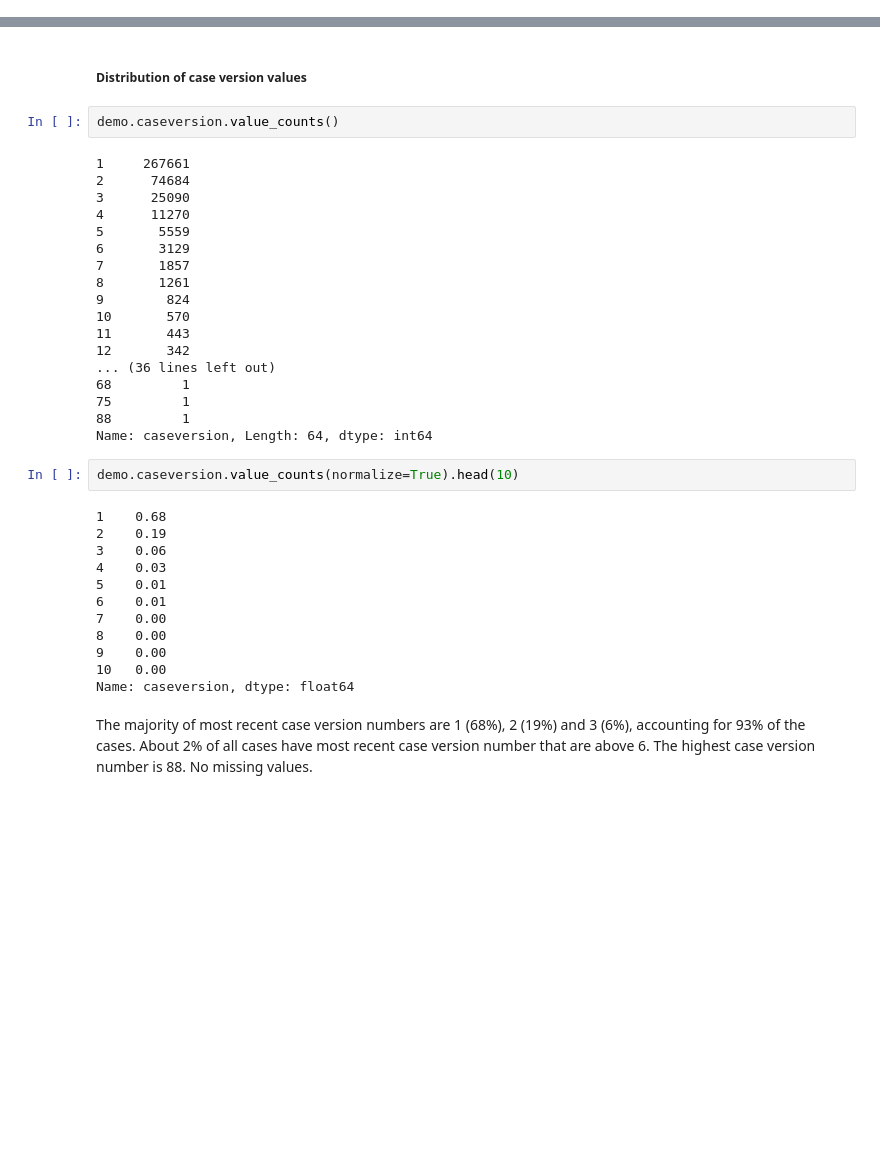
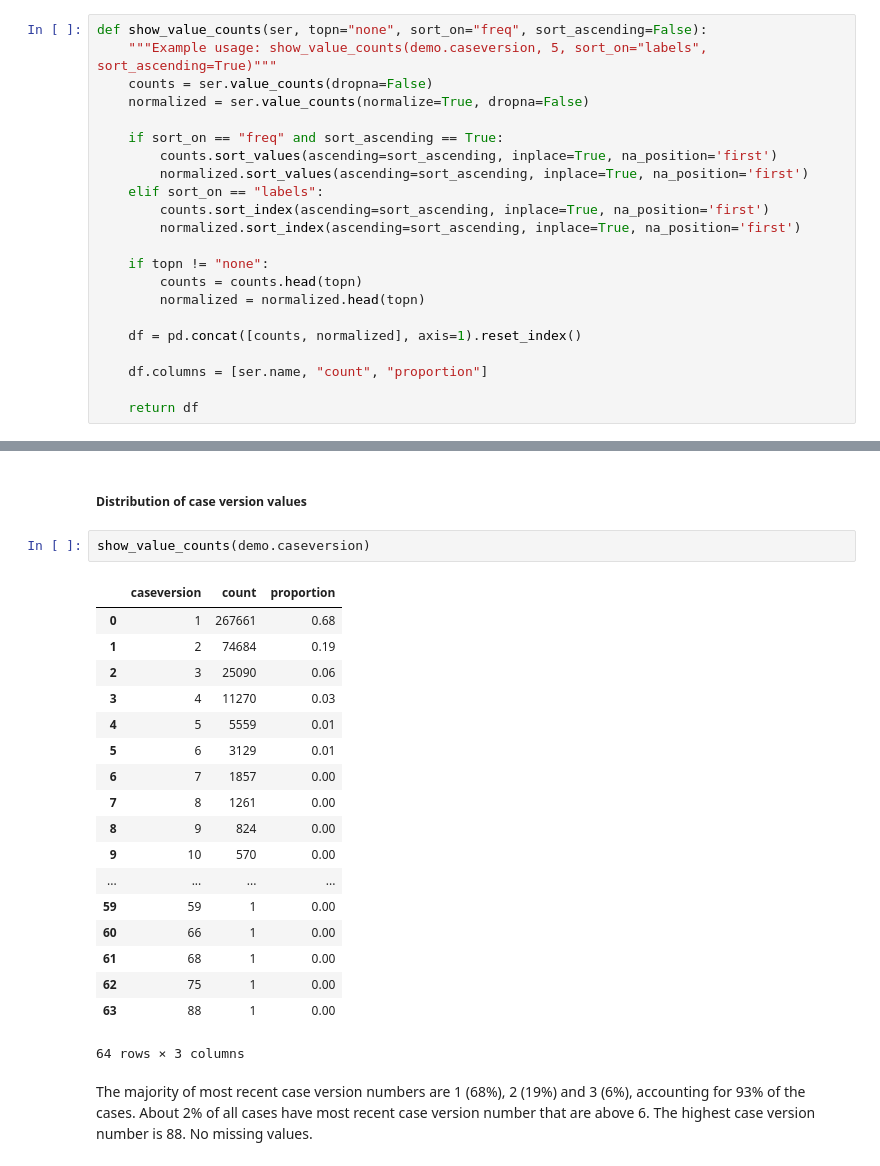
Before and after one commit to 33eyes/FAERS_graph, a Jupyter notebook: data_quality_analysis.ipynb, the cells around one changed output, grey strips where cells are left out. Drawn from its saved outputs; the diff is of its cells as text; blank space fills up the shorter version.

```diff
--- a/data_quality_analysis.ipynb
+++ b/data_quality_analysis.ipynb
@@ -55,0 +58,22 @@ pd.options.display.float_format = '{:.2f}'.format
+# %%
+def show_value_counts(ser, topn="none", sort_on="freq", sort_ascending=False):
+    """Example usage: show_value_counts(demo.caseversion, 5, sort_on="labels", sort_ascending=True)"""
+    counts = ser.value_counts(dropna=False)
+    normalized = ser.value_counts(normalize=True, dropna=False)
+
+    if sort_on == "freq" and sort_ascending == True:
+        counts.sort_values(ascending=sort_ascending, inplace=True, na_position='first')
+        normalized.sort_values(ascending=sort_ascending, inplace=True, na_position='first')
+    elif sort_on == "labels":
+        counts.sort_index(ascending=sort_ascending, inplace=True, na_position='first')
+        normalized.sort_index(ascending=sort_ascending, inplace=True, na_position='first')
+
+    if topn != "none":
+        counts = counts.head(topn)
+        normalized = normalized.head(topn)
+
+    df = pd.concat([counts, normalized], axis=1).reset_index()
+
+    df.columns = [ser.name, "count", "proportion"]
+
+    return df
@@ -353,40 +385,27 @@ demo[["primaryid", "caseid", "caseversion"]].head()
 | 4 | 100065479 | 10006547 | 9 |
 # %% [markdown]
 ##### Distribution of case version values
-# %%
-demo.caseversion.value_counts()
-# %% [output]
-1     267661
-2      74684
-3      25090
-4      11270
-5       5559
-6       3129
-7       1857
-8       1261
-9        824
-10       570
-11       443
-12       342
-... (36 lines left out)
-68         1
-75         1
-88         1
-Name: caseversion, Length: 64, dtype: int64
-# %%
-demo.caseversion.value_counts(normalize=True).head(10)
-# %% [output]
-1    0.68
-2    0.19
-3    0.06
-4    0.03
-5    0.01
-6    0.01
-7    0.00
-8    0.00
-9    0.00
-10   0.00
-Name: caseversion, dtype: float64
+# %%
+show_value_counts(demo.caseversion)
+# %% [output]
+|  | caseversion | count | proportion |
+| 0 | 1 | 267661 | 0.68 |
+| 1 | 2 | 74684 | 0.19 |
+| 2 | 3 | 25090 | 0.06 |
+| 3 | 4 | 11270 | 0.03 |
+| 4 | 5 | 5559 | 0.01 |
+| 5 | 6 | 3129 | 0.01 |
+| 6 | 7 | 1857 | 0.00 |
+| 7 | 8 | 1261 | 0.00 |
+| 8 | 9 | 824 | 0.00 |
+| 9 | 10 | 570 | 0.00 |
+| ... | ... | ... | ... |
+| 59 | 59 | 1 | 0.00 |
+| 60 | 66 | 1 | 0.00 |
+| 61 | 68 | 1 | 0.00 |
+| 62 | 75 | 1 | 0.00 |
+| 63 | 88 | 1 | 0.00 |
+64 rows × 3 columns
 # %% [markdown]
 The majority of most recent case version numbers are 1 (68%), 2 (19%) and 3 (6%), accounting for 93% of the cases. About 2% of all cases have most recent case version number that are above 6. The highest case version number is 88. No missing values.
 # %% [markdown]
```
Also changed, not shown: parts of 88 cells of this notebook.
